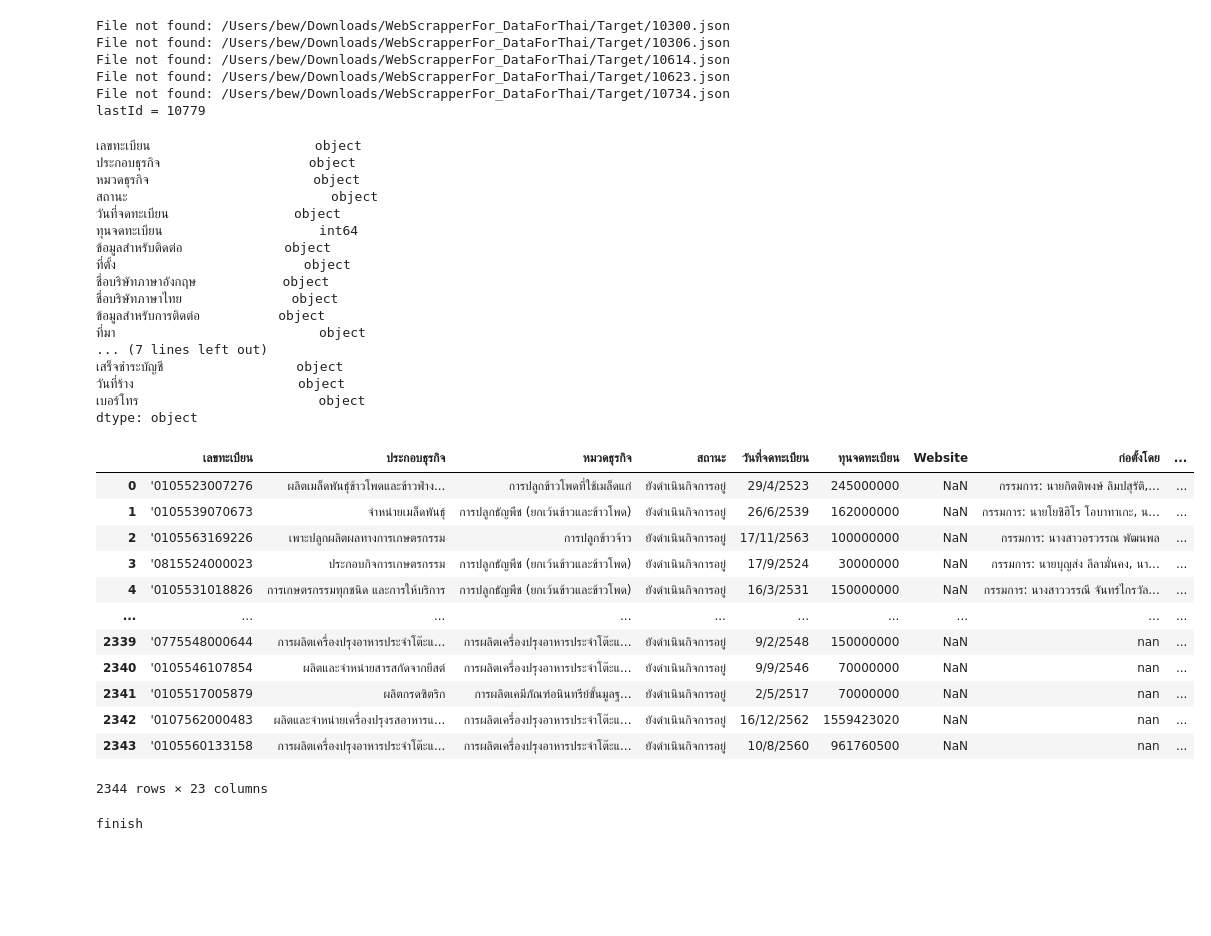
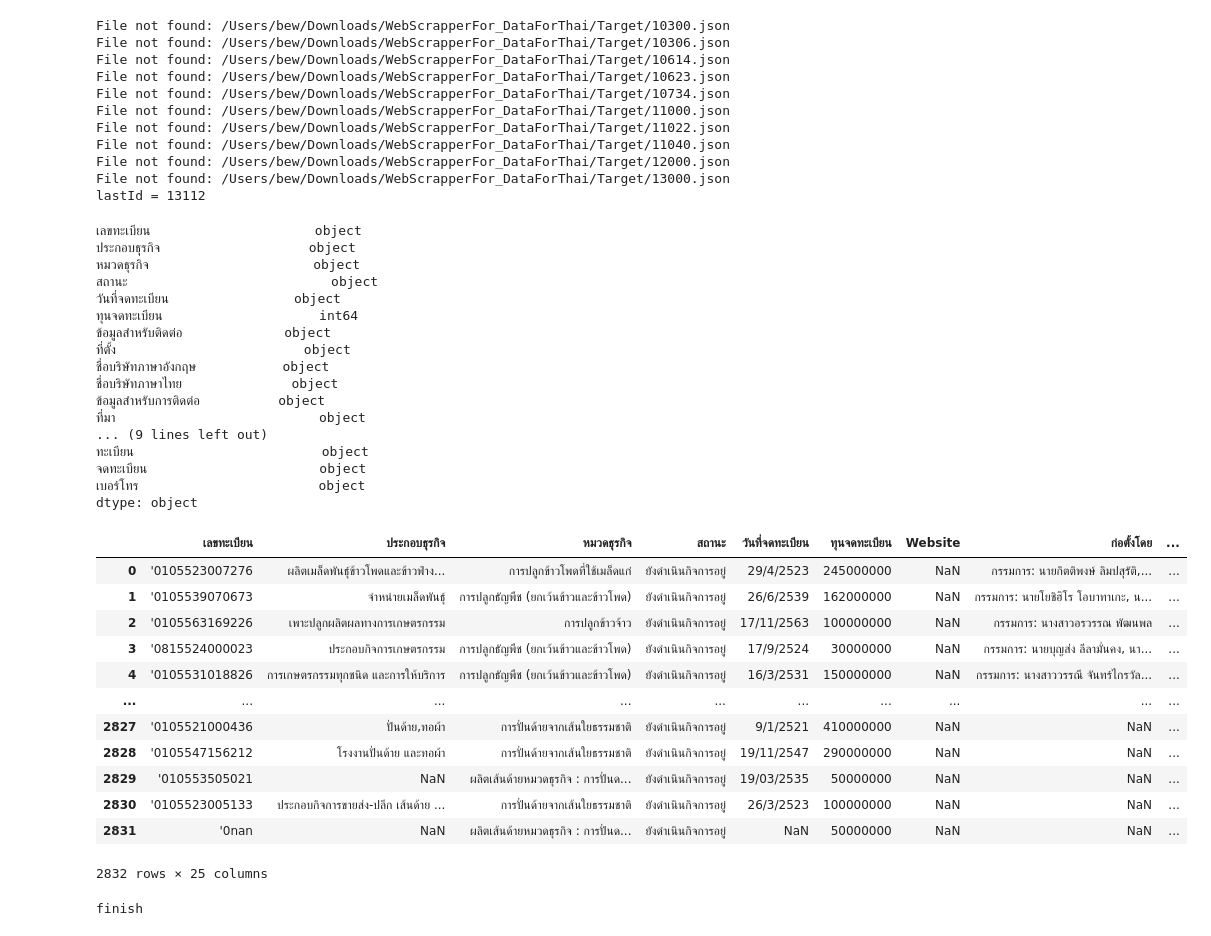
Before and after one commit to jesaya-tr/DataForThai_jupyter, a Jupyter notebook: DataForThai_Pandas&SubTopic/2_JSONfilter&mergeData.ipynb, the cells around one changed output. Drawn from its saved outputs; the diff is of its cells as text; code cells hidden in the pictures; blank space fills up the shorter version.

```diff
--- a/DataForThai_Pandas&SubTopic/2_JSONfilter&mergeData.ipynb
+++ b/DataForThai_Pandas&SubTopic/2_JSONfilter&mergeData.ipynb
@@ -24,8 +24,8 @@ topic_table['รหัส'] = topic_table['รหัส'].apply(lambda x: add_ze
 
 
 # topic_table.dtypes
-topic_table = topic_table[:201] # 10779 # update index (ไม่จำเป็นต้อง Up แค่ไม่ให้ Run เกินต้องการ)
-# topic_table = topic_table[topic_table['รหัส']=='01450']
+topic_table = topic_table[:230] # 13112 # update index (ไม่จำเป็นต้อง Up แค่ไม่ให้ Run เกินต้องการ)
+# topic_table = topic_table[topic_table['รหัส']=='13112']
 # print(topic_table)
 # max(topic_table['จำนวนหน้า'])
 topic_table
@@ -103,7 +103,12 @@ File not found: /Users/bew/Downloads/WebScrapperFor_DataForThai/Target/10306.jso
 File not found: /Users/bew/Downloads/WebScrapperFor_DataForThai/Target/10614.json
 File not found: /Users/bew/Downloads/WebScrapperFor_DataForThai/Target/10623.json
 File not found: /Users/bew/Downloads/WebScrapperFor_DataForThai/Target/10734.json
-lastId = 10779
+File not found: /Users/bew/Downloads/WebScrapperFor_DataForThai/Target/11000.json
+File not found: /Users/bew/Downloads/WebScrapperFor_DataForThai/Target/11022.json
+File not found: /Users/bew/Downloads/WebScrapperFor_DataForThai/Target/11040.json
+File not found: /Users/bew/Downloads/WebScrapperFor_DataForThai/Target/12000.json
+File not found: /Users/bew/Downloads/WebScrapperFor_DataForThai/Target/13000.json
+lastId = 13112
 # %%
 # Reset the index of the final result DataFrame
 result = result.reset_index(drop=True)
@@ -163,9 +168,9 @@ result.dtypes
 ชื่อบริษัทภาษาไทย              object
 ข้อมูลสำหรับการติดต่อ          object
 ที่มา                          object
-... (7 lines left out)
-เสร็จชำระบัญชี                 object
-วันที่ร้าง                     object
+... (9 lines left out)
+ทะเบียน                        object
+จดทะเบียน                      object
 เบอร์โทร                       object
 dtype: object
 # %%
@@ -224,24 +229,26 @@ result = result.reset_index(drop=True)
 # %%
 file = '/Users/bew/Downloads/DataForThai_jupyter/FilterAndSearchData.csv'
 df = pd.read_csv(file)
 
 df_updated = pd.concat([df, result], ignore_index=True)
 df_updated = df_updated.drop_duplicates(subset='เลขทะเบียน')
 df_updated = df_updated.reset_index(drop=True)
 
 df_updated.dtypes
+df_updated['เลขทะเบียน'] = df_updated['เลขทะเบียน'].str.rstrip('.0')
+df_updated = df_updated.drop_duplicates(subset='เลขทะเบียน')
 df_updated
 # %% [output]
 |  | เลขทะเบียน | ประกอบธุรกิจ | หมวดธุรกิจ | สถานะ | วันที่จดทะเบียน | ทุนจดทะเบียน | Website | ก่อตั้งโดย | ... |
 | 0 | '0105523007276 | ผลิตเมล็ดพันธุ์ข้าวโพดและข้าวฟ่าง... | การปลูกข้าวโพดที่ใช้เมล็ดแก่ | ยังดำเนินกิจการอยู่ | 29/4/2523 | 245000000 | NaN | กรรมการ: นายกิตติพงษ์ ลิมปสุรัติ,... | ... |
 | 1 | '0105539070673 | จำหน่ายเมล็ดพันธุ์ | การปลูกธัญพืช (ยกเว้นข้าวและข้าวโพด) | ยังดำเนินกิจการอยู่ | 26/6/2539 | 162000000 | NaN | กรรมการ: นายโยชิฮิโร โอบาทาเกะ, น... | ... |
 | 2 | '0105563169226 | เพาะปลูกผลิตผลทางการเกษตรกรรม | การปลูกข้าวจ้าว | ยังดำเนินกิจการอยู่ | 17/11/2563 | 100000000 | NaN | กรรมการ: นางสาวอรวรรณ พัฒนพล | ... |
 | 3 | '0815524000023 | ประกอบกิจการเกษตรกรรม | การปลูกธัญพืช (ยกเว้นข้าวและข้าวโพด) | ยังดำเนินกิจการอยู่ | 17/9/2524 | 30000000 | NaN | กรรมการ: นายบุญส่ง ลีลามั่นคง, นา... | ... |
 | 4 | '0105531018826 | การเกษตรกรรมทุกชนิด และการให้บริการ | การปลูกธัญพืช (ยกเว้นข้าวและข้าวโพด) | ยังดำเนินกิจการอยู่ | 16/3/2531 | 150000000 | NaN | กรรมการ: นางสาววรรณี จันทร์ไกรวัล... | ... |
 | ... | ... | ... | ... | ... | ... | ... | ... | ... | ... |
-| 2339 | '0775548000644 | การผลิตเครื่องปรุงอาหารประจำโต๊ะแ... | การผลิตเครื่องปรุงอาหารประจำโต๊ะแ... | ยังดำเนินกิจการอยู่ | 9/2/2548 | 150000000 | NaN | nan | ... |
-| 2340 | '0105546107854 | ผลิตและจำหน่ายสารสกัดจากยีสต์ | การผลิตเครื่องปรุงอาหารประจำโต๊ะแ... | ยังดำเนินกิจการอยู่ | 9/9/2546 | 70000000 | NaN | nan | ... |
-| 2341 | '0105517005879 | ผลิตกรดซิตริก | การผลิตเคมีภัณฑ์อนินทรีย์ขั้นมูลฐ... | ยังดำเนินกิจการอยู่ | 2/5/2517 | 70000000 | NaN | nan | ... |
-| 2342 | '0107562000483 | ผลิตและจำหน่ายเครื่องปรุงรสอาหารแ... | การผลิตเครื่องปรุงอาหารประจำโต๊ะแ... | ยังดำเนินกิจการอยู่ | 16/12/2562 | 1559423020 | NaN | nan | ... |
-| 2343 | '0105560133158 | การผลิตเครื่องปรุงอาหารประจำโต๊ะแ... | การผลิตเครื่องปรุงอาหารประจำโต๊ะแ... | ยังดำเนินกิจการอยู่ | 10/8/2560 | 961760500 | NaN | nan | ... |
+| 2827 | '0105521000436 | ปั่นด้าย,ทอผ้า | การปั่นด้ายจากเส้นใยธรรมชาติ | ยังดำเนินกิจการอยู่ | 9/1/2521 | 410000000 | NaN | NaN | ... |
+| 2828 | '0105547156212 | โรงงานปั่นด้าย และทอผ้า | การปั่นด้ายจากเส้นใยธรรมชาติ | ยังดำเนินกิจการอยู่ | 19/11/2547 | 290000000 | NaN | NaN | ... |
+| 2829 | '010553505021 | NaN | ผลิตเส้นด้ายหมวดธุรกิจ : การปั่นด... | ยังดำเนินกิจการอยู่ | 19/03/2535 | 50000000 | NaN | NaN | ... |
+| 2830 | '0105523005133 | ประกอบกิจการขายส่ง-ปลีก เส้นด้าย ... | การปั่นด้ายจากเส้นใยธรรมชาติ | ยังดำเนินกิจการอยู่ | 26/3/2523 | 100000000 | NaN | NaN | ... |
+| 2831 | '0nan | NaN | ผลิตเส้นด้ายหมวดธุรกิจ : การปั่นด... | ยังดำเนินกิจการอยู่ | NaN | 50000000 | NaN | NaN | ... |
-2344 rows × 23 columns
+2832 rows × 25 columns
```
Also changed, not shown: parts of 2 cells of this notebook, 3 other files.
